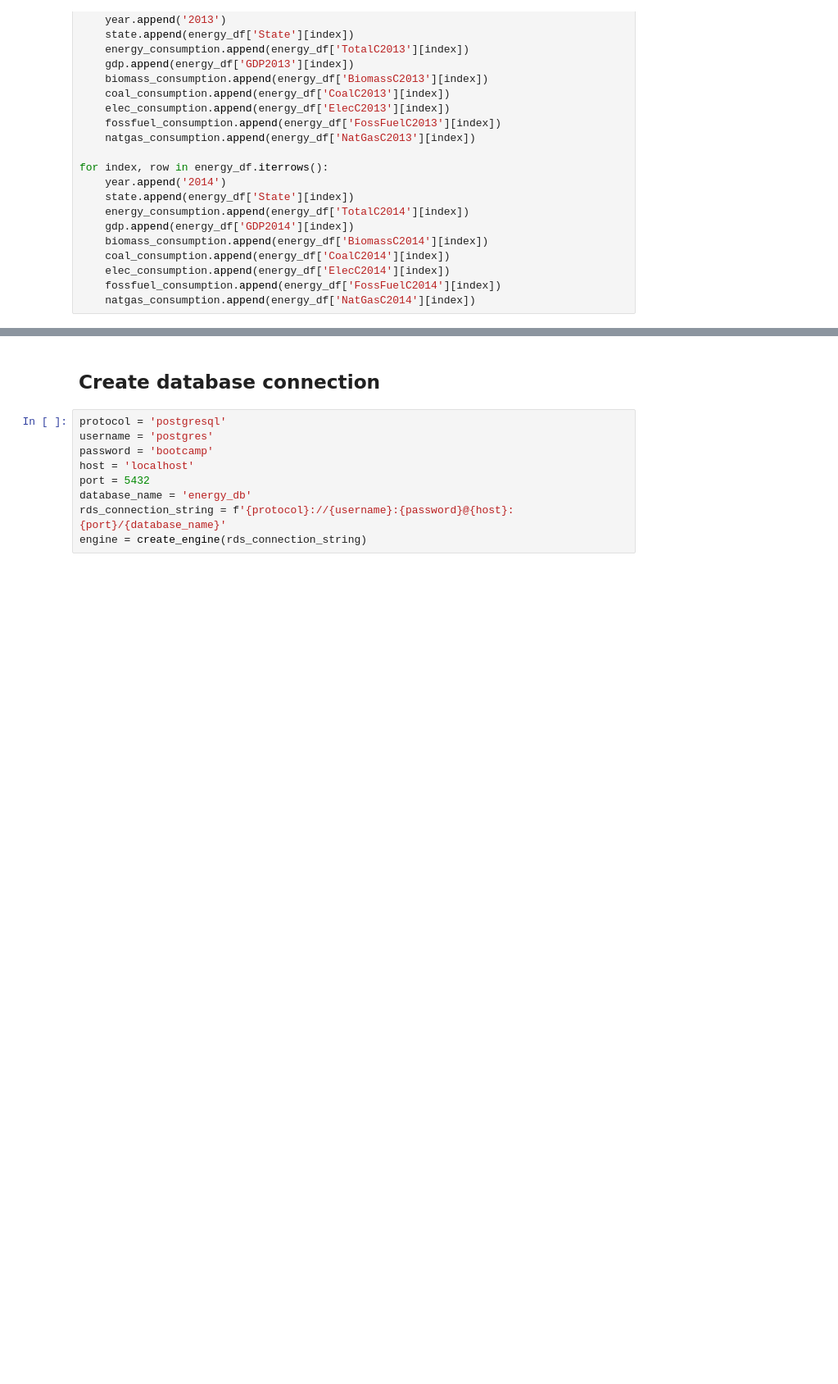
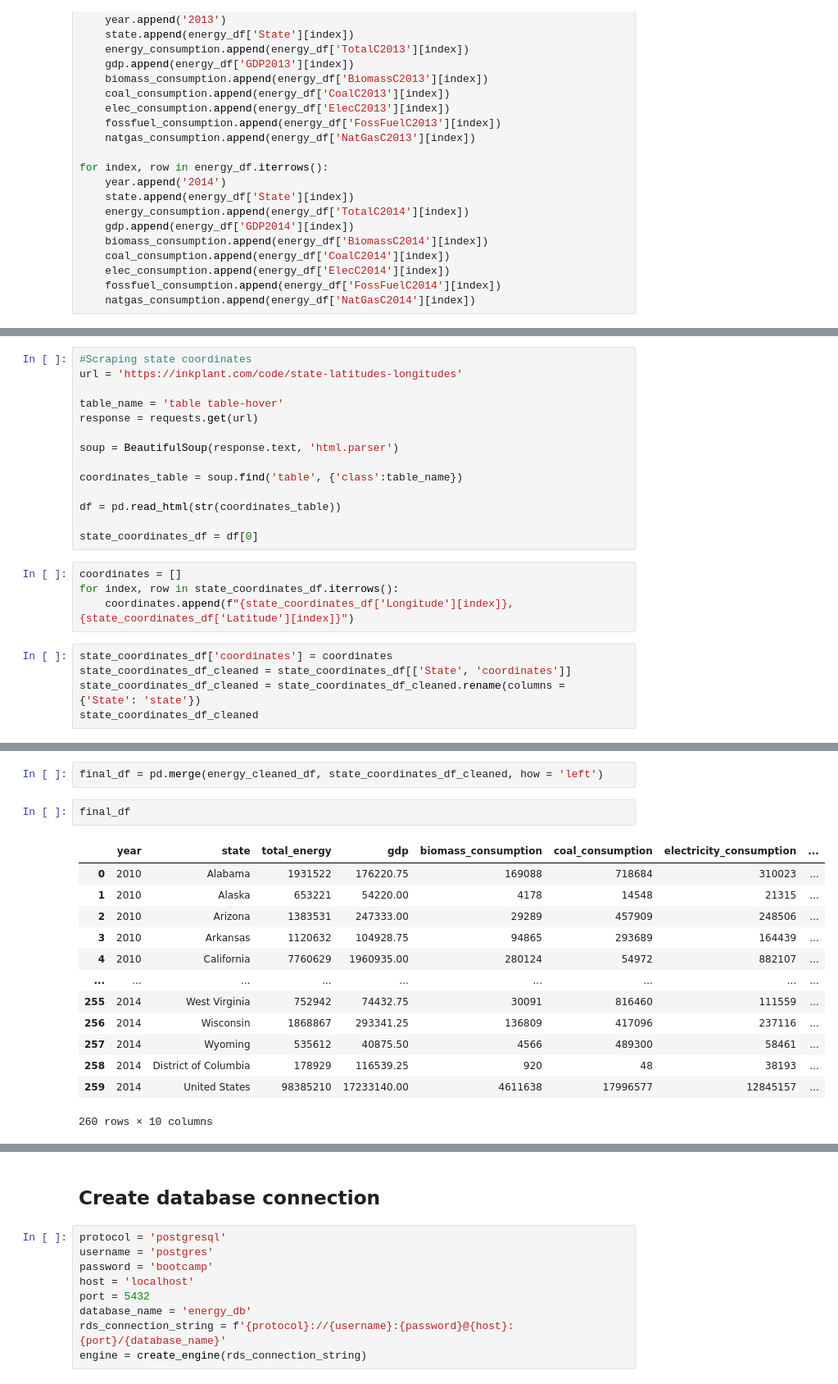
Before and after one commit to ericjbutton/us-energy-data, a Jupyter notebook: Project 3.ipynb, the cells around one changed output, grey strips where cells are left out. Shown: that part at 82% size. Cells and saved outputs as stored; diff of their text form; blank space fills up the shorter version.

Commit message:
Updated Project 3.ipynb, Create_table.sql, and energy_cleaned_df.csv to apply coordinates to main dataset

```diff
--- a/Project 3.ipynb
+++ b/Project 3.ipynb
@@ -182,0 +158,23 @@ energy_cleaned_df
+# %%
+#Scraping state coordinates
+url = 'https://inkplant.com/code/state-latitudes-longitudes'
+
+table_name = 'table table-hover'
+response = requests.get(url)
+
+soup = BeautifulSoup(response.text, 'html.parser')
+
+coordinates_table = soup.find('table', {'class':table_name})
+
+df = pd.read_html(str(coordinates_table))
+
+state_coordinates_df = df[0]
+# %%
+coordinates = []
+for index, row in state_coordinates_df.iterrows():
+    coordinates.append(f"{state_coordinates_df['Longitude'][index]}, {state_coordinates_df['Latitude'][index]}")
+# %%
+state_coordinates_df['coordinates'] = coordinates
+state_coordinates_df_cleaned = state_coordinates_df[['State', 'coordinates']]
+state_coordinates_df_cleaned = state_coordinates_df_cleaned.rename(columns = {'State': 'state'})
+state_coordinates_df_cleaned
@@ -183 +199,19 @@ energy_cleaned_df
+# %%
+final_df = pd.merge(energy_cleaned_df, state_coordinates_df_cleaned, how = 'left')
+# %%
+final_df
+# %% [output]
+|  | year | state | total_energy | gdp | biomass_consumption | coal_consumption | electricity_consumption | ... |
+| 0 | 2010 | Alabama | 1931522 | 176220.75 | 169088 | 718684 | 310023 | ... |
+| 1 | 2010 | Alaska | 653221 | 54220.00 | 4178 | 14548 | 21315 | ... |
+| 2 | 2010 | Arizona | 1383531 | 247333.00 | 29289 | 457909 | 248506 | ... |
+| 3 | 2010 | Arkansas | 1120632 | 104928.75 | 94865 | 293689 | 164439 | ... |
+| 4 | 2010 | California | 7760629 | 1960935.00 | 280124 | 54972 | 882107 | ... |
+| ... | ... | ... | ... | ... | ... | ... | ... | ... |
+| 255 | 2014 | West Virginia | 752942 | 74432.75 | 30091 | 816460 | 111559 | ... |
+| 256 | 2014 | Wisconsin | 1868867 | 293341.25 | 136809 | 417096 | 237116 | ... |
+| 257 | 2014 | Wyoming | 535612 | 40875.50 | 4566 | 489300 | 58461 | ... |
+| 258 | 2014 | District of Columbia | 178929 | 116539.25 | 920 | 48 | 38193 | ... |
+| 259 | 2014 | United States | 98385210 | 17233140.00 | 4611638 | 17996577 | 12845157 | ... |
+260 rows × 10 columns
 # %%
```
Also changed, not shown: parts of 9 cells of this notebook, 1 other file.
